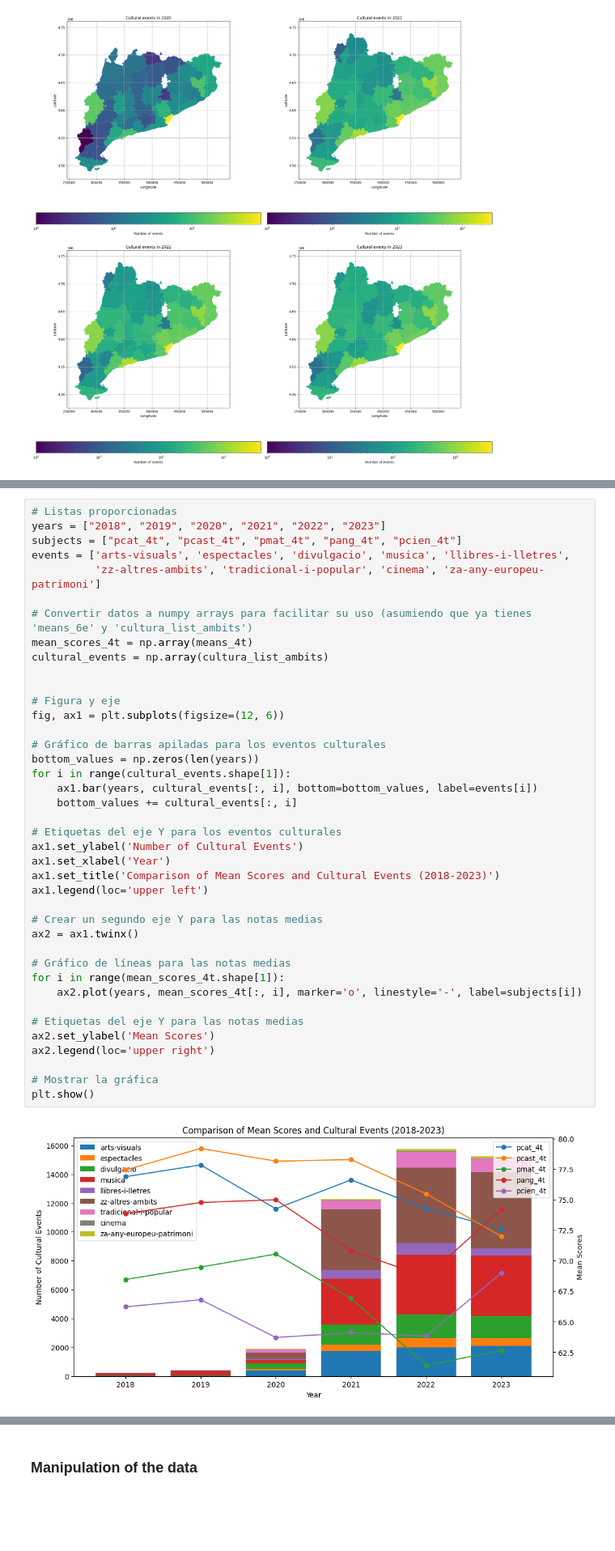
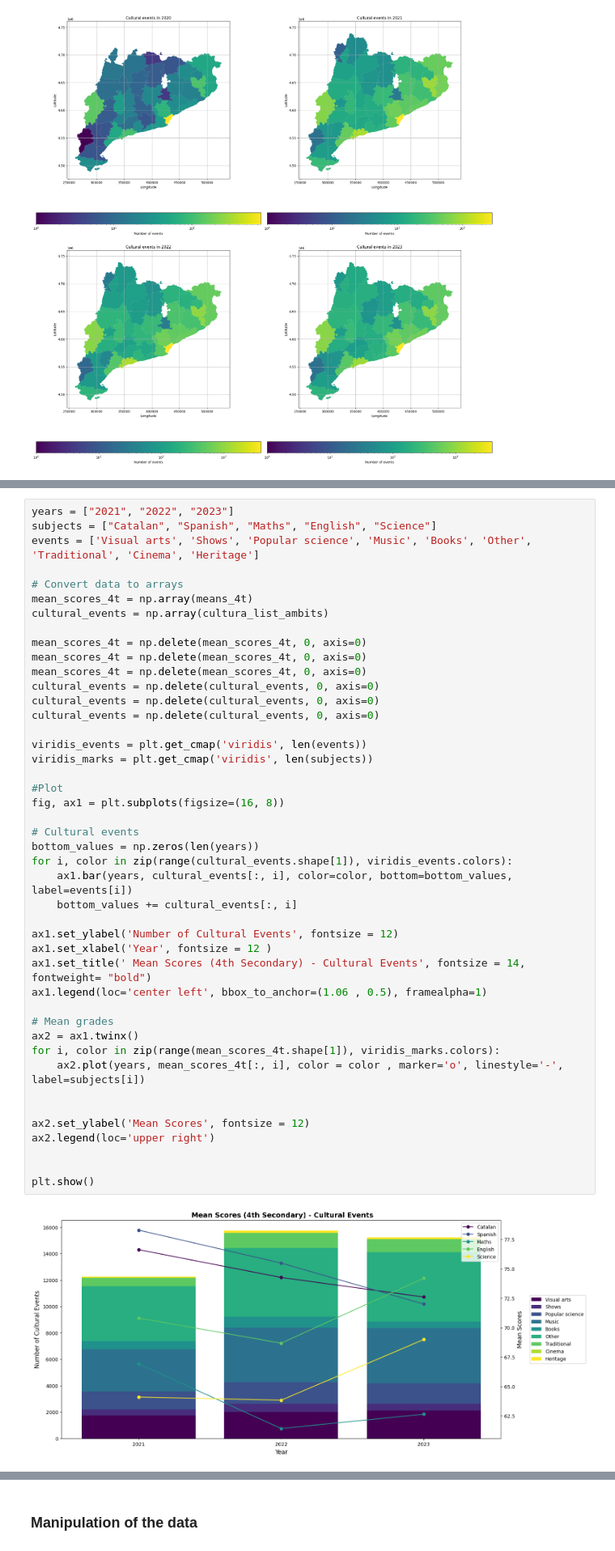
Before and after one commit to edejuan2002/avdm_Competecies, a Jupyter notebook: Performance vs cultural events/Cultura.ipynb, the cells around one changed output, grey strips where cells are left out. Shown at 81% size. Cells and saved outputs as stored; diff of their text form; blank space fills up the shorter version.

Commit message:
Improvement in Cultura.ipyb

```diff
--- a/Performance vs cultural events/Cultura.ipynb
+++ b/Performance vs cultural events/Cultura.ipynb
@@ -351,43 +356,47 @@ plt.show()
 # %%
-# Listas proporcionadas
-years = ["2018", "2019", "2020", "2021", "2022", "2023"]
-subjects = ["pcat_4t", "pcast_4t", "pmat_4t", "pang_4t", "pcien_4t"]
-events = ['arts-visuals', 'espectacles', 'divulgacio', 'musica', 'llibres-i-lletres',
-          'zz-altres-ambits', 'tradicional-i-popular', 'cinema', 'za-any-europeu-patrimoni']
+years = ["2021", "2022", "2023"]
+subjects = ["Catalan", "Spanish", "Maths", "English", "Science"]
+events = ['Visual arts', 'Shows', 'Popular science', 'Music', 'Books', 'Other', 'Traditional', 'Cinema', 'Heritage']
 
-# Convertir datos a numpy arrays para facilitar su uso (asumiendo que ya tienes 'means_6e' y 'cultura_list_ambits')
+# Convert data to arrays
 mean_scores_4t = np.array(means_4t)
 cultural_events = np.array(cultura_list_ambits)
 
+mean_scores_4t = np.delete(mean_scores_4t, 0, axis=0)
+mean_scores_4t = np.delete(mean_scores_4t, 0, axis=0)
+mean_scores_4t = np.delete(mean_scores_4t, 0, axis=0)
+cultural_events = np.delete(cultural_events, 0, axis=0)
+cultural_events = np.delete(cultural_events, 0, axis=0)
+cultural_events = np.delete(cultural_events, 0, axis=0)
 
-# Figura y eje
-fig, ax1 = plt.subplots(figsize=(12, 6))
+viridis_events = plt.get_cmap('viridis', len(events))
+viridis_marks = plt.get_cmap('viridis', len(subjects))
 
-# Gráfico de barras apiladas para los eventos culturales
+#Plot
+fig, ax1 = plt.subplots(figsize=(16, 8))
+
+# Cultural events
 bottom_values = np.zeros(len(years))
-for i in range(cultural_events.shape[1]):
-    ax1.bar(years, cultural_events[:, i], bottom=bottom_values, label=events[i])
+for i, color in zip(range(cultural_events.shape[1]), viridis_events.colors):
+    ax1.bar(years, cultural_events[:, i], color=color, bottom=bottom_values, label=events[i])
     bottom_values += cultural_events[:, i]
 
-# Etiquetas del eje Y para los eventos culturales
-ax1.set_ylabel('Number of Cultural Events')
-ax1.set_xlabel('Year')
-ax1.set_title('Comparison of Mean Scores and Cultural Events (2018-2023)')
-ax1.legend(loc='upper left')
+ax1.set_ylabel('Number of Cultural Events', fontsize = 12)
+ax1.set_xlabel('Year', fontsize = 12 )
+ax1.set_title(' Mean Scores (4th Secondary) - Cultural Events', fontsize = 14, fontweight= "bold")
+ax1.legend(loc='center left', bbox_to_anchor=(1.06 , 0.5), framealpha=1)
 
-# Crear un segundo eje Y para las notas medias
+# Mean grades
 ax2 = ax1.twinx()
+for i, color in zip(range(mean_scores_4t.shape[1]), viridis_marks.colors):
+    ax2.plot(years, mean_scores_4t[:, i], color = color , marker='o', linestyle='-', label=subjects[i])
 
-# Gráfico de líneas para las notas medias
-for i in range(mean_scores_4t.shape[1]):
-    ax2.plot(years, mean_scores_4t[:, i], marker='o', linestyle='-', label=subjects[i])
 
-# Etiquetas del eje Y para las notas medias
-ax2.set_ylabel('Mean Scores')
+ax2.set_ylabel('Mean Scores', fontsize = 12)
 ax2.legend(loc='upper right')
 
-# Mostrar la gráfica
+
 plt.show()
 # %% [output]
-[figure, old version]
+[figure, new version]
 # %%
```
Also changed, not shown: parts of 48 cells of this notebook, 9 other files.
